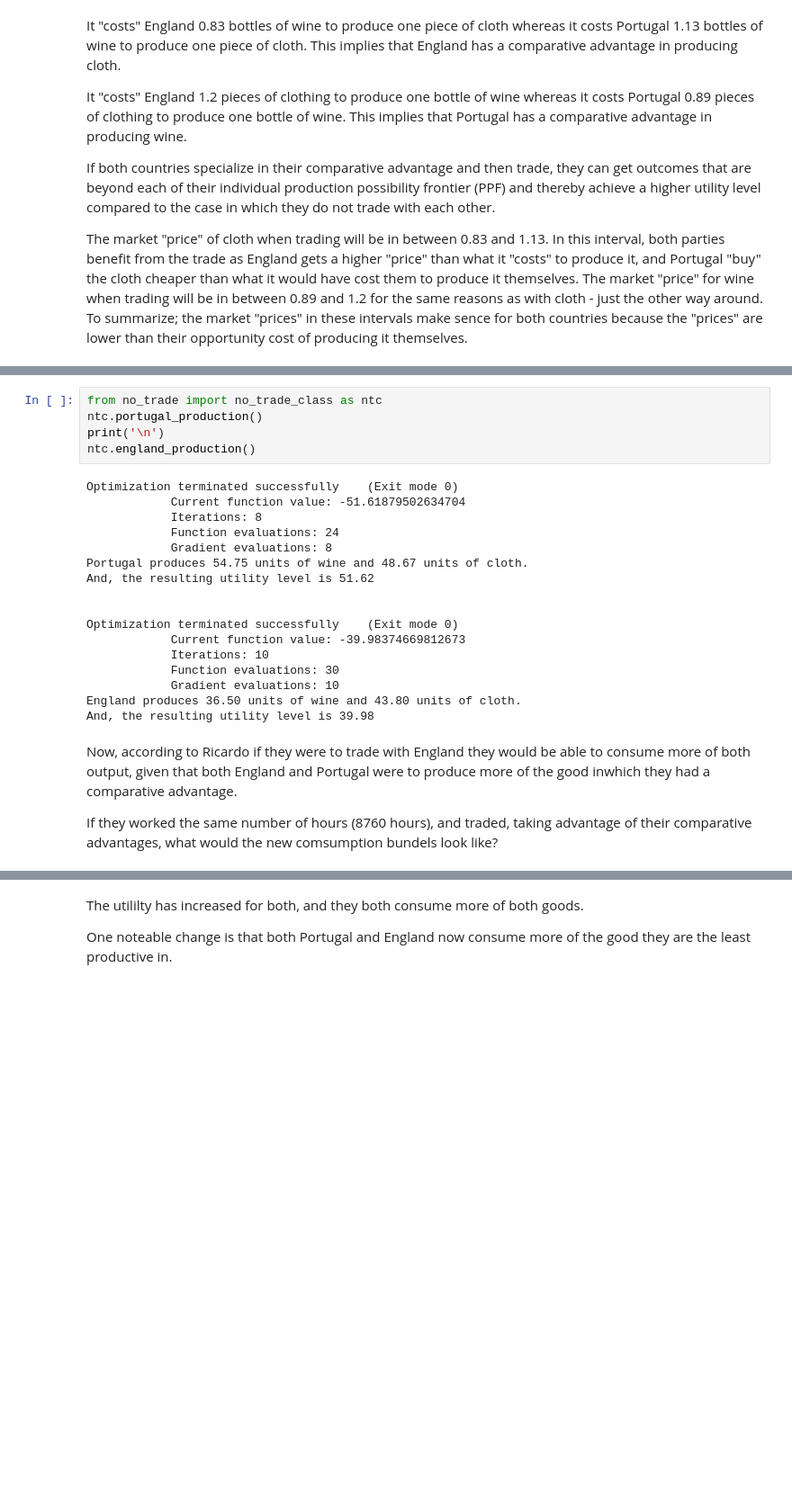
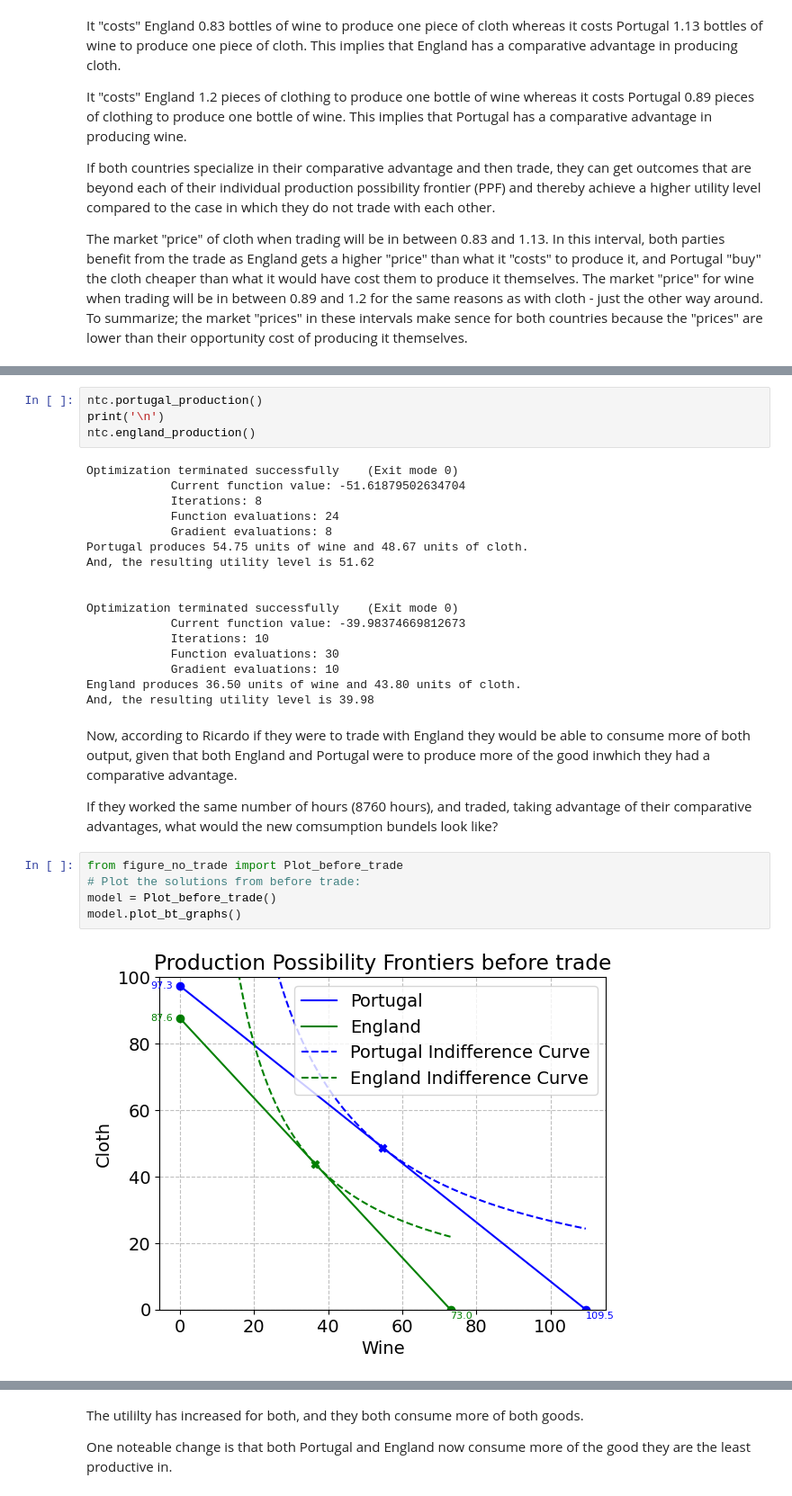
Before and after one commit to NumEconCopenhagen/projects-2023-agnete_louise_mathilde, a Jupyter notebook: modelproject/modelproject.ipynb, the cells around one changed output, grey strips where cells are left out. Shown at 90% size. Cells and saved outputs as stored; diff of their text form; blank space fills up the shorter version.

```diff
--- a/modelproject/modelproject.ipynb
+++ b/modelproject/modelproject.ipynb
@@ -80,7 +83,6 @@ model.plot_production_graphs()
 # %% [output]
 [figure]
 # %%
-from no_trade import no_trade_class as ntc
 ntc.portugal_production()
 print('\n')
 ntc.england_production()
@@ -105,6 +107,13 @@ And, the resulting utility level is 39.98
 Now, according to Ricardo if they were to trade with England they would be able to consume more of both output, given that both England and Portugal were to produce more of the good inwhich they had a comparative advantage.
 
 If they worked the same number of hours (8760 hours), and traded, taking advantage of their comparative advantages, what would the new comsumption bundels look like?
+# %%
+from figure_no_trade import Plot_before_trade
+# Plot the solutions from before trade:
+model = Plot_before_trade()
+model.plot_bt_graphs()
+# %% [output]
+[figure, added]
 # %%
 opt = moc.optimal_trade(do_plot=False, do_print=True)
 # %% [output]
```
Also changed, not shown: parts of 4 cells of this notebook, 3 other files.
